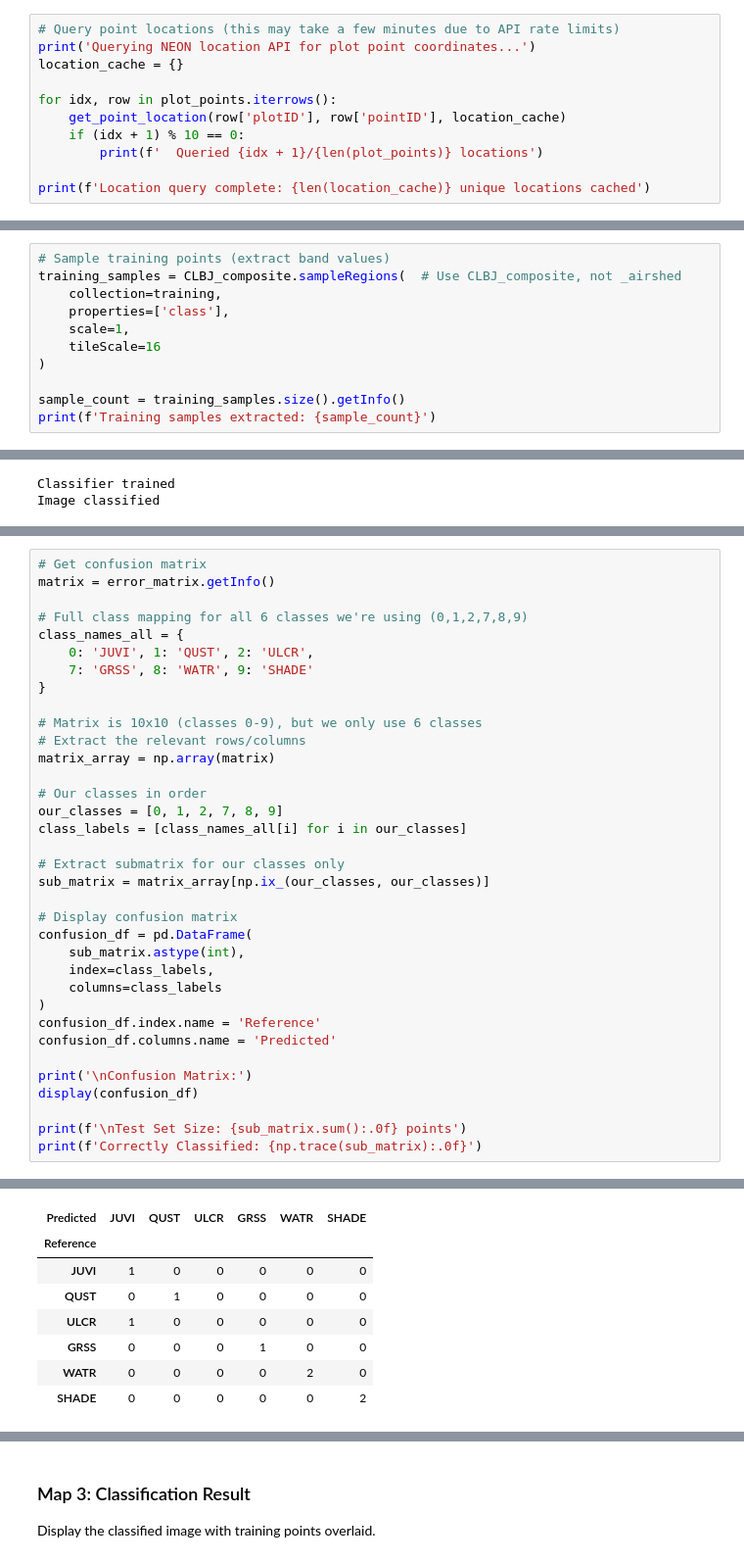
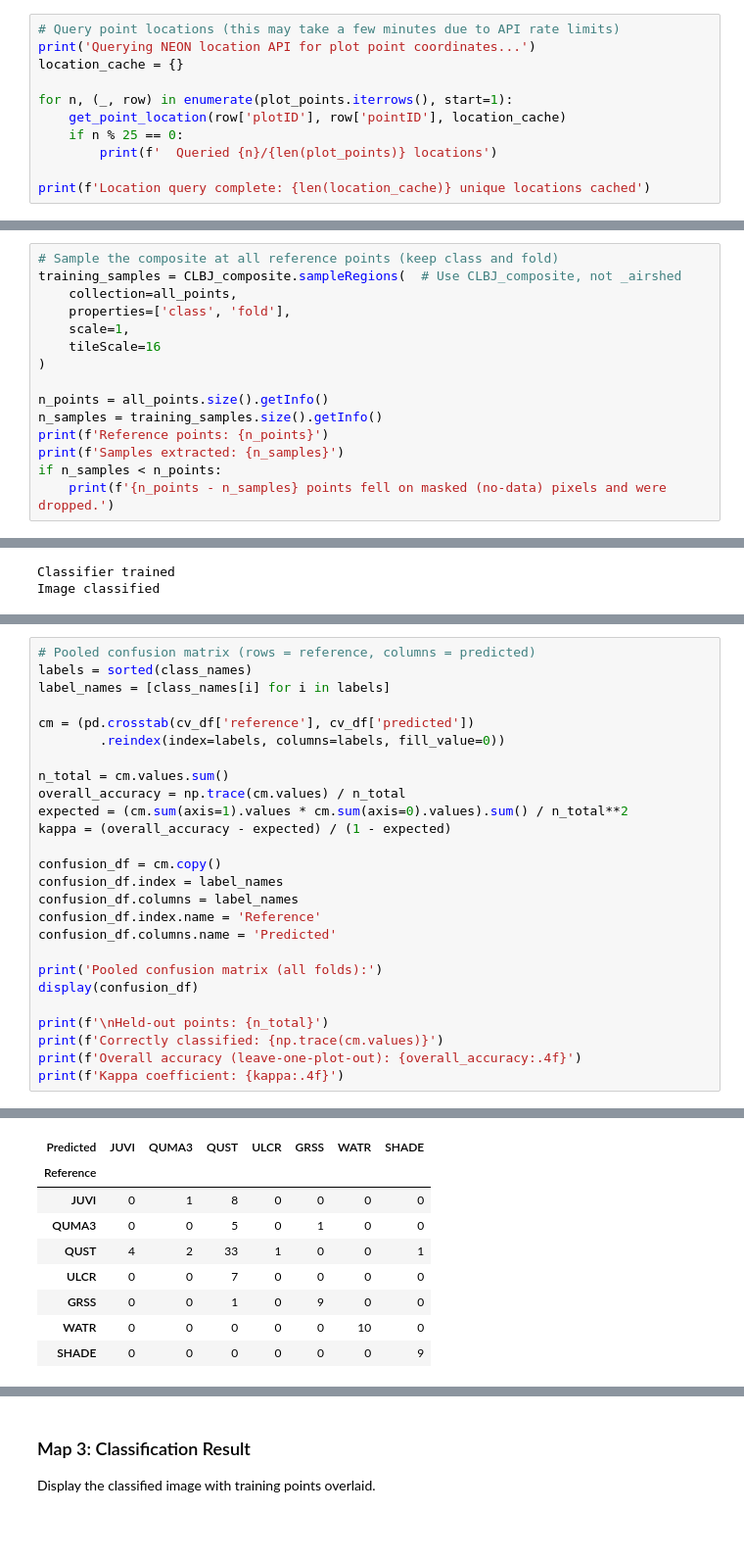
Before and after one commit to jmus2235/python-gee-ml-tutorial, a Jupyter notebook: scripts/clbj_rf_classification_v3.ipynb, the cells around one changed output, grey strips where cells are left out. Shown at 98% size. Saved outputs shown, nothing was run; the diff lists cells and outputs as text; blank space fills up the shorter version.

```diff
--- a/scripts/clbj_rf_classification_v3.ipynb
+++ b/scripts/clbj_rf_classification_v3.ipynb
@@ -371,10 +375,10 @@ Location API query function defined
 print('Querying NEON location API for plot point coordinates...')
 location_cache = {}
 
-for idx, row in plot_points.iterrows():
+for n, (_, row) in enumerate(plot_points.iterrows(), start=1):
     get_point_location(row['plotID'], row['pointID'], location_cache)
-    if (idx + 1) % 10 == 0:
-        print(f'  Queried {idx + 1}/{len(plot_points)} locations')
+    if n % 25 == 0:
+        print(f'  Queried {n}/{len(plot_points)} locations')
 
 print(f'Location query complete: {len(location_cache)} unique locations cached')
 # %% [output]
@@ -946,12 +945,16 @@ Sample the composite image at each training point to extract the spectral signat
 # %%
-# Sample training points (extract band values)
+# Sample the composite at all reference points (keep class and fold)
 training_samples = CLBJ_composite.sampleRegions(  # Use CLBJ_composite, not _airshed
-    collection=training,
-    properties=['class'],
+    collection=all_points,
+    properties=['class', 'fold'],
     scale=1,
     tileScale=16
 )
 
-sample_count = training_samples.size().getInfo()
-print(f'Training samples extracted: {sample_count}')
+n_points = all_points.size().getInfo()
+n_samples = training_samples.size().getInfo()
+print(f'Reference points: {n_points}')
+print(f'Samples extracted: {n_samples}')
+if n_samples < n_points:
+    print(f'{n_points - n_samples} points fell on masked (no-data) pixels and were dropped.')
 # %% [output]
@@ -1046,36 +1087,27 @@ Kappa Coefficient: 0.8462
 # %%
-# Get confusion matrix
-matrix = error_matrix.getInfo()
+# Pooled confusion matrix (rows = reference, columns = predicted)
+labels = sorted(class_names)
+label_names = [class_names[i] for i in labels]
 
-# Full class mapping for all 6 classes we're using (0,1,2,7,8,9)
-class_names_all = {
-    0: 'JUVI', 1: 'QUST', 2: 'ULCR',
-    7: 'GRSS', 8: 'WATR', 9: 'SHADE'
-}
+cm = (pd.crosstab(cv_df['reference'], cv_df['predicted'])
+        .reindex(index=labels, columns=labels, fill_value=0))
 
-# Matrix is 10x10 (classes 0-9), but we only use 6 classes
-# Extract the relevant rows/columns
-matrix_array = np.array(matrix)
+n_total = cm.values.sum()
+overall_accuracy = np.trace(cm.values) / n_total
+expected = (cm.sum(axis=1).values * cm.sum(axis=0).values).sum() / n_total**2
+kappa = (overall_accuracy - expected) / (1 - expected)
 
-# Our classes in order
-our_classes = [0, 1, 2, 7, 8, 9]
-class_labels = [class_names_all[i] for i in our_classes]
-
-# Extract submatrix for our classes only
-sub_matrix = matrix_array[np.ix_(our_classes, our_classes)]
-
-# Display confusion matrix
-confusion_df = pd.DataFrame(
-    sub_matrix.astype(int),
-    index=class_labels,
-    columns=class_labels
-)
+confusion_df = cm.copy()
+confusion_df.index = label_names
+confusion_df.columns = label_names
 confusion_df.index.name = 'Reference'
 confusion_df.columns.name = 'Predicted'
 
-print('\nConfusion Matrix:')
+print('Pooled confusion matrix (all folds):')
 display(confusion_df)
 
-print(f'\nTest Set Size: {sub_matrix.sum():.0f} points')
-print(f'Correctly Classified: {np.trace(sub_matrix):.0f}')
+print(f'\nHeld-out points: {n_total}')
+print(f'Correctly classified: {np.trace(cm.values)}')
+print(f'Overall accuracy (leave-one-plot-out): {overall_accuracy:.4f}')
+print(f'Kappa coefficient: {kappa:.4f}')
 # %% [output]
@@ -1083,8 +1115,9 @@ Confusion Matrix:
-| Predicted | JUVI | QUST | ULCR | GRSS | WATR | SHADE |
-| Reference |  |  |  |  |  |  |
-| JUVI | 1 | 0 | 0 | 0 | 0 | 0 |
-| QUST | 0 | 1 | 0 | 0 | 0 | 0 |
-| ULCR | 1 | 0 | 0 | 0 | 0 | 0 |
-| GRSS | 0 | 0 | 0 | 1 | 0 | 0 |
-| WATR | 0 | 0 | 0 | 0 | 2 | 0 |
-| SHADE | 0 | 0 | 0 | 0 | 0 | 2 |
+| Predicted | JUVI | QUMA3 | QUST | ULCR | GRSS | WATR | SHADE |
+| Reference |  |  |  |  |  |  |  |
+| JUVI | 0 | 1 | 8 | 0 | 0 | 0 | 0 |
+| QUMA3 | 0 | 0 | 5 | 0 | 1 | 0 | 0 |
+| QUST | 4 | 2 | 33 | 1 | 0 | 0 | 1 |
+| ULCR | 0 | 0 | 7 | 0 | 0 | 0 | 0 |
+| GRSS | 0 | 0 | 1 | 0 | 9 | 0 | 0 |
+| WATR | 0 | 0 | 0 | 0 | 0 | 10 | 0 |
+| SHADE | 0 | 0 | 0 | 0 | 0 | 0 | 9 |
```
Also changed, not shown: parts of 37 cells of this notebook, 4 other files.
